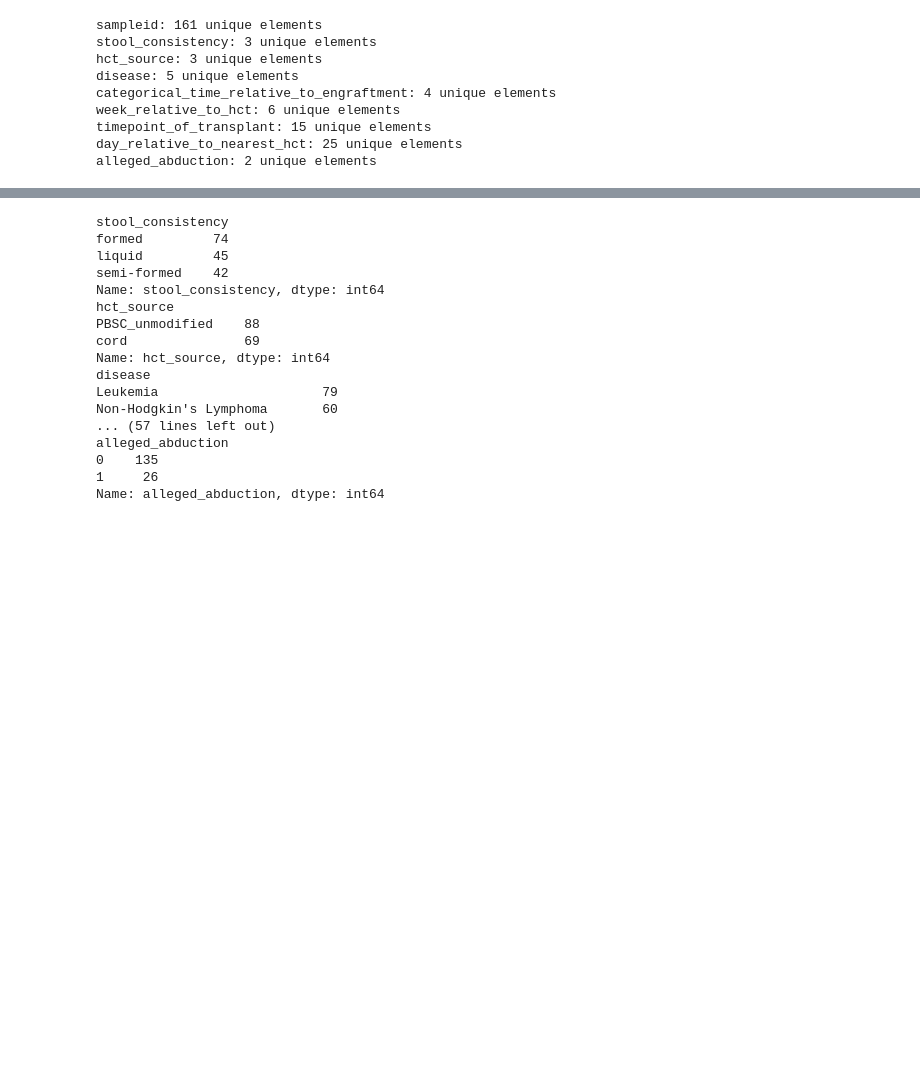
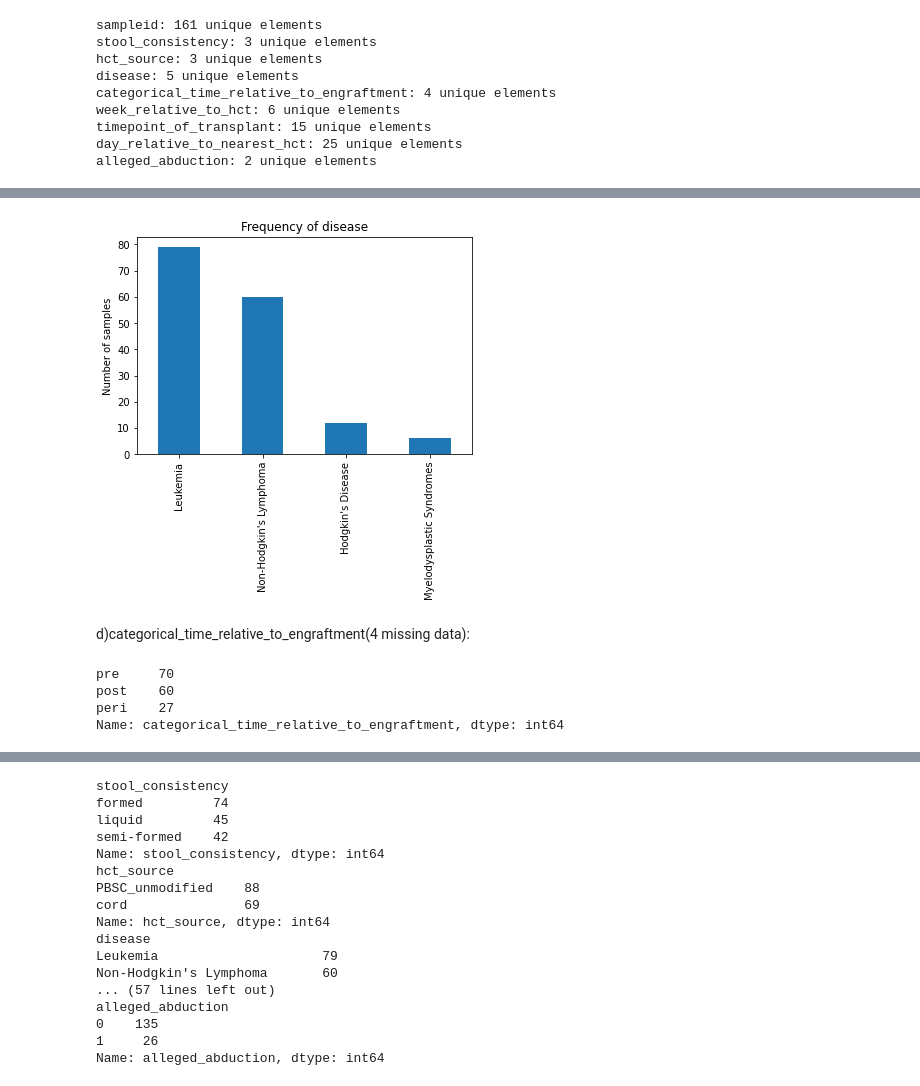
Before and after one commit to banucavlak/alien-cancer-cure, a Jupyter notebook: metadata_analysis.ipynb, the cells around one changed output, grey strips where cells are left out. Drawn from its saved outputs; the diff is of its cells as text; code cells hidden in the pictures; blank space fills up the shorter version.

```diff
--- a/metadata_analysis.ipynb
+++ b/metadata_analysis.ipynb
@@ -69,0 +151,16 @@ alleged_abduction: 2 unique elements
+# %%
+df_meta['disease'].value_counts().plot(kind='bar')
+plt.ylabel('Number of samples')
+plt.title('Frequency of disease')
+plt.show()
+# %% [output]
+[figure, added]
+# %% [markdown]
+d)categorical_time_relative_to_engraftment(4 missing data):
+# %%
+df_meta['categorical_time_relative_to_engraftment'].value_counts()
+# %% [output]
+pre     70
+post    60
+peri    27
+Name: categorical_time_relative_to_engraftment, dtype: int64
```
Also changed, not shown: parts of 67 cells of this notebook, 1 other file.
